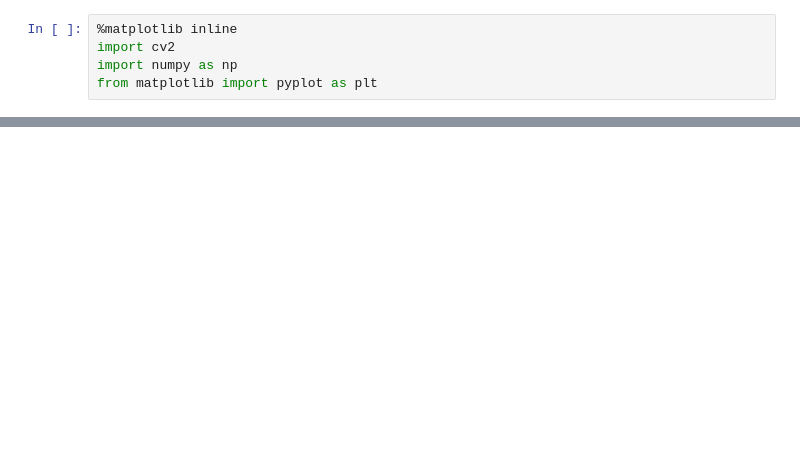
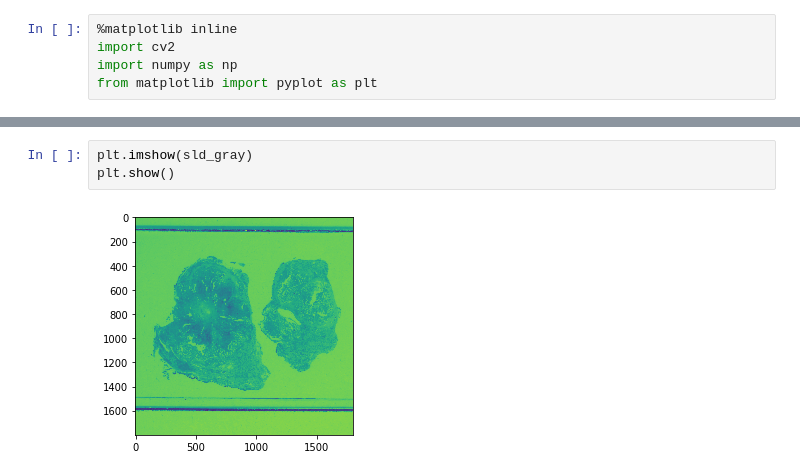
Before and after one commit to jakkarintiew/SDP, a Jupyter notebook: cv_test.ipynb, the cells around one changed output, grey strips where cells are left out. Cells and saved outputs as stored; diff of their text form; blank space fills up the shorter version.

```diff
--- a/cv_test.ipynb
+++ b/cv_test.ipynb
@@ -48,0 +33,5 @@ width
+# %%
+plt.imshow(sld_gray)
+plt.show()
+# %% [output]
+[figure, added]
```
Also changed, not shown: parts of 9 cells of this notebook, 18 other files.
